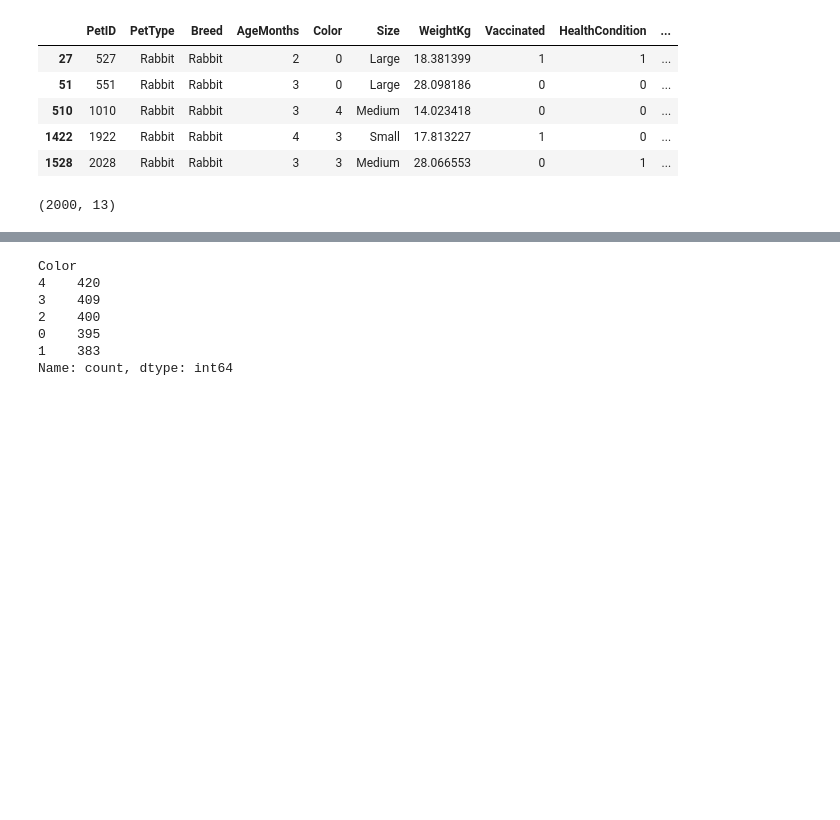
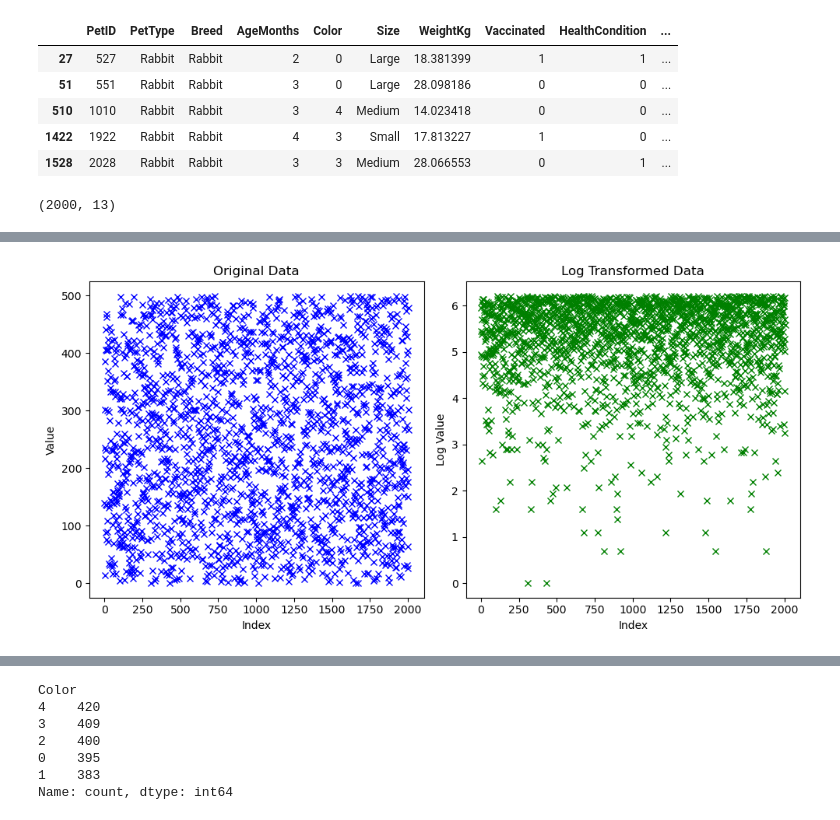
Before and after one commit to JesanOvi/Data-Science, a Jupyter notebook: data_preprocessing.ipynb, the cells around one changed output, grey strips where cells are left out. Drawn from its saved outputs; the diff is of its cells as text; code cells hidden in the pictures; blank space fills up the shorter version.

Commit message:
transformation

```diff
--- a/data_preprocessing.ipynb
+++ b/data_preprocessing.ipynb
@@ -511,0 +525,5 @@ df.shape
+# %%
+scalerMinMax = MinMaxScaler()
+agemonths_nor = scalerMinMax.fit_transform(df[['AgeMonths']])
+print(agemonths_nor)
+df['AgeMonths_nor'] = agemonths_nor
@@ -511,0 +547,6 @@ df.shape
+# %%
+scalerStd = StandardScaler()
+# %%
+weight_nor = scalerStd.fit_transform(df[['WeightKg']])
+print(weight_nor)
+df['WeightKg_now'] = weight_nor
@@ -511,0 +570,4 @@ df.shape
+# %%
+adop_nor = np.log(df['AdoptionFee'])
+print(adop_nor)
+df['AdoptionFee_nor'] = adop_nor
@@ -511,0 +596,22 @@ df.shape
+# %%
+plt.figure(figsize=(10, 5))
+
+#Original data
+plt.subplot(1, 2, 1)
+plt.plot(df['AdoptionFee'], 'bx')
+plt.yscale('linear')
+plt.title('Original Data')
+plt.xlabel('Index')
+plt.ylabel('Value')
+
+#Log transformed data
+plt.subplot(1, 2, 2)
+plt.plot(df['AdoptionFee_nor'], 'gx')
+plt.yscale('linear')
+plt.title('Log Transformed Data')
+plt.xlabel('Index')
+plt.ylabel('Log Value')
+plt.tight_layout()
+plt.show()
+# %% [output]
+[figure, added]
```
Also changed, not shown: parts of 37 cells of this notebook.
